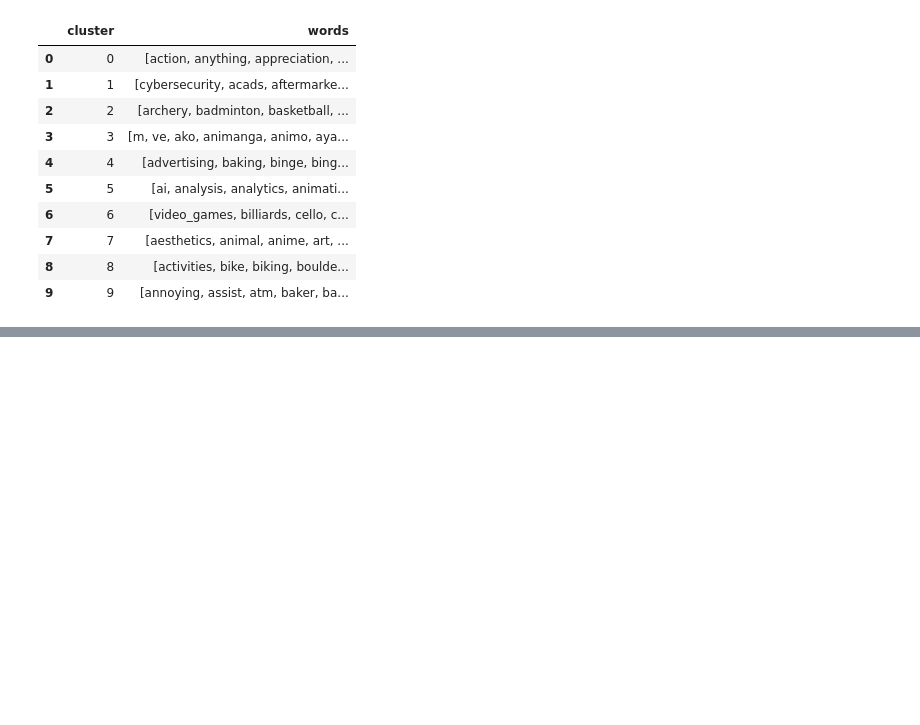
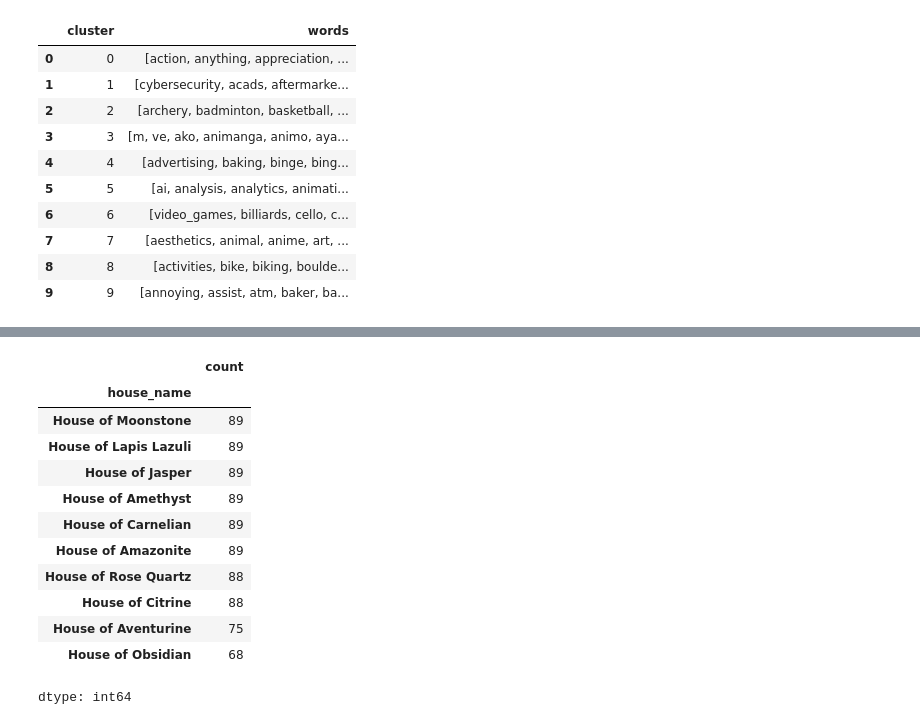
Before and after one commit to mbchavez27/members-house-clustering, a Jupyter notebook: main.ipynb, the cells around one changed output, grey strips where cells are left out. Cells and saved outputs as stored; diff of their text form; code cells hidden in the pictures; blank space fills up the shorter version.

```diff
--- a/main.ipynb
+++ b/main.ipynb
@@ -445,2 +591,18 @@ lscs_with_house = lscs_with_house.drop(columns=["House ID"])
+# %%
+lscs_with_house["house_name"].value_counts()
+# %% [output]
+|  | count |
+| house_name |  |
+| House of Moonstone | 89 |
+| House of Lapis Lazuli | 89 |
+| House of Jasper | 89 |
+| House of Amethyst | 89 |
+| House of Carnelian | 89 |
+| House of Amazonite | 89 |
+| House of Rose Quartz | 88 |
+| House of Citrine | 88 |
+| House of Aventurine | 75 |
+| House of Obsidian | 68 |
+dtype: int64
 # %%
 lscs_with_house.sort_values('house_name').to_csv("lscs_with_house.csv", index=False)
```
Also changed, not shown: parts of 7 cells of this notebook.
